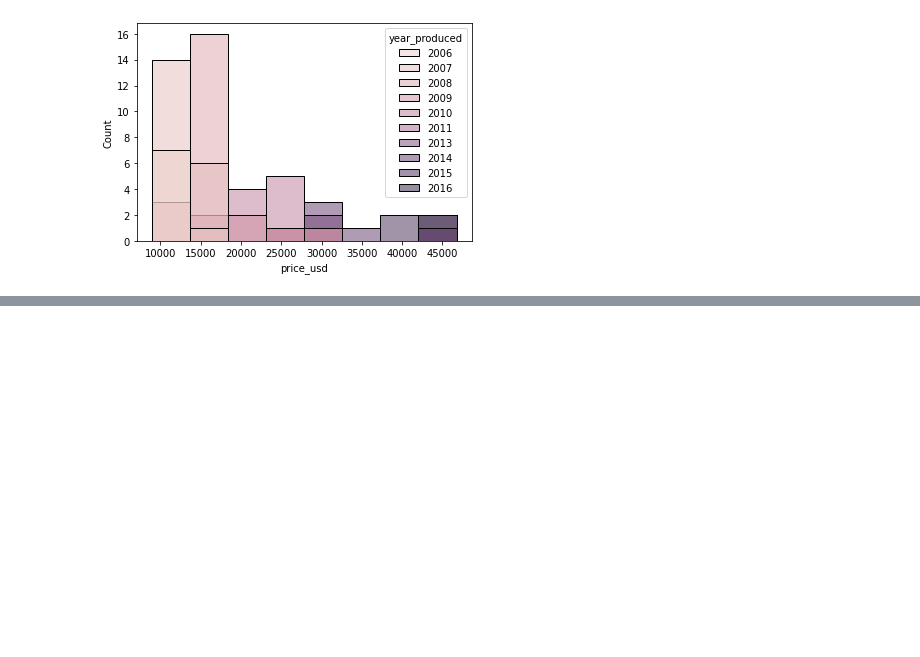
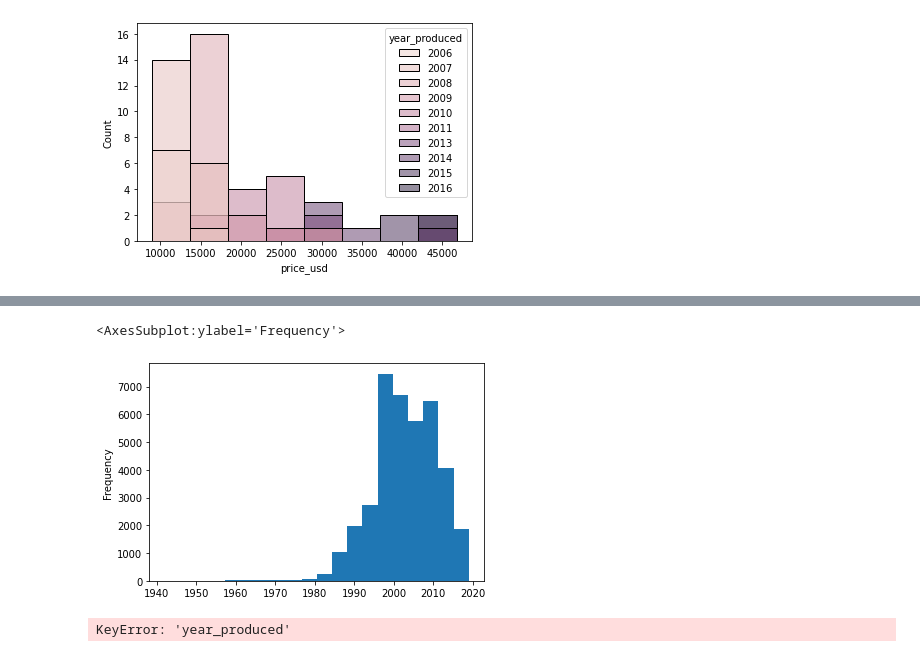
Before and after one commit to joelbarranteswins/Platzi-Courses, a Jupyter notebook: Data Science/17 Matemáticas para Data Science - Estadística Descriptiva/scripts/2_medidas_de_tendencia_central.ipynb, the cells around one changed output, grey strips where cells are left out. Drawn from its saved outputs; the diff is of its cells as text; code cells hidden in the pictures; blank space fills up the shorter version.

```diff
--- a/Data Science/17 Matemáticas para Data Science - Estadística Descriptiva/scripts/2_medidas_de_tendencia_central.ipynb
+++ b/Data Science/17 Matemáticas para Data Science - Estadística Descriptiva/scripts/2_medidas_de_tendencia_central.ipynb
@@ -105,0 +164,9 @@ Created in <span style='font-weight:600;margin-left:4px;'>Deepnote</span></a>
+# %%
+df['year_produced'].plot.hist(bins=20)
+# %% [output]
+<AxesSubplot:ylabel='Frequency'>
+[figure, added]
+# %%
+df['color'].groupby('year_produced').count()
+# %% [output]
+KeyError: 'year_produced'
```
Also changed, not shown: parts of 10 cells of this notebook, 38 other files.
